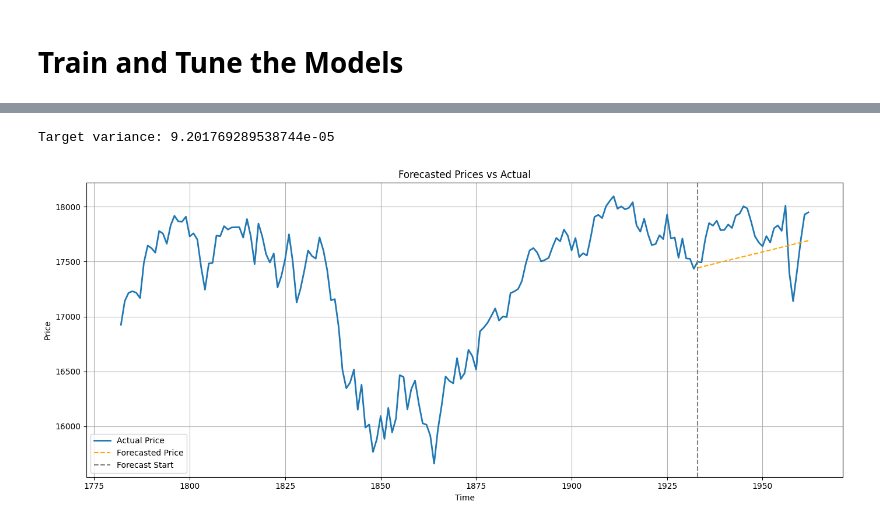
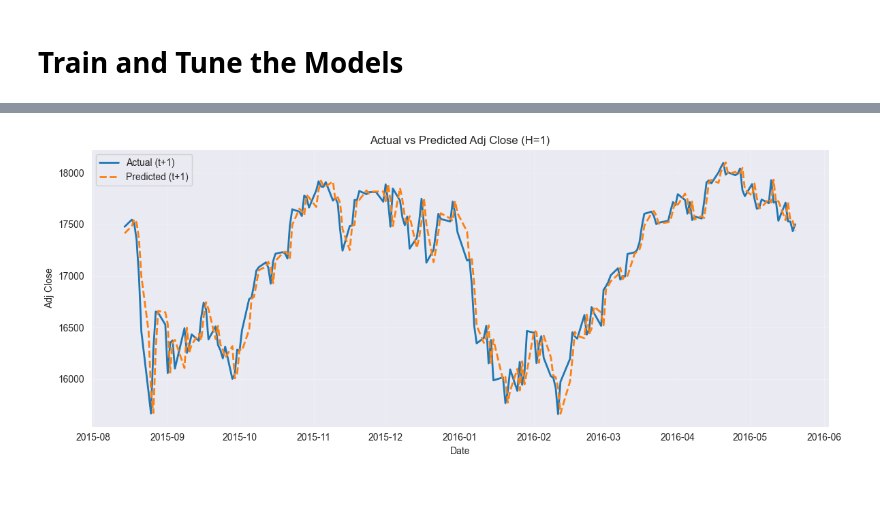
Before and after one commit to vitoco84/ml-stock-sent, a Jupyter notebook: notebooks/04_train.ipynb, the cells around one changed output, grey strips where cells are left out. Drawn from its saved outputs; the diff is of its cells as text; code cells hidden in the pictures; blank space fills up the shorter version.

```diff
--- a/notebooks/04_train.ipynb
+++ b/notebooks/04_train.ipynb
@@ -83,0 +41,9 @@ Run data is saved locally in D:\IntelliJ\ml-stock-sent\data\models\wandb\offline
+# %%
+drop_cols = ["open", "high", "low", "close", "volume", "adj_close"]
+target_cols = [c for c in df_full.columns if c == "target" or c.startswith("target_")]
+feature_cols = [c for c in df_full.columns if c not in target_cols + ["date"] + drop_cols]
+
+X_train, y_train = train[feature_cols], train[target_cols]
+X_val, y_val = val[feature_cols], val[target_cols]
+X_test, y_test = test[feature_cols], test[target_cols]
+X_forecast = forecast[feature_cols]
@@ -83,0 +52,15 @@ Run data is saved locally in D:\IntelliJ\ml-stock-sent\data\models\wandb\offline
+# %%
+model = LinearElasticNet(
+    horizon=30,
+    multioutput=True,
+    random_state=cfg.runtime.seed,
+    max_iter=2000
+)
+
+trainer = ModelTrainer(
+    model=model,
+    name="enet_mo",
+    config={"optimization_metric": "rmse", "gap": 0},
+    preprocessor=preprocessor,
+    y_scale=True
+)
@@ -84,11 +69,6 @@ Run data is saved locally in D:\IntelliJ\ml-stock-sent\data\models\wandb\offline
 # %%
 study = optuna.create_study(direction="minimize")
-study.optimize(
-    lambda trial: trainer.objective(trial, X_train, y_train, n_splits=5),
-    n_trials=30,
-    callbacks=[wandb_callback]
-)
-
-best_params = study.best_params
-print("Best params:", best_params)
+study.optimize(lambda trial: trainer.objective(trial, X_train, y_train), n_trials=30)
+best_params = study.best_trial.user_attrs["best_params"]
+trainer.fit(X_train, y_train, X_val, y_val, best_params=best_params)
 # %% [output]
@@ -113,5 +92,5 @@ Best params: {'alpha': 0.5409265632025744, 'l1_ratio': 0.7386036441619197}
 # %%
 best_model = LinearElasticNet(horizon=30, **best_params)
-trainer = ModelTrainer(best_model, name="lin_reg_best", config=best_params, preprocessor=preprocessor)
+trainer = ModelTrainer(best_model, name="enet_mo_best", config=best_params, preprocessor=preprocessor)
 trainer.fit(X_train, y_train)
 # %% [output]
@@ -157,7 +114,0 @@ Run history:
-# %%
-import numpy as np
-
-
-print("Target variance:", np.var(y_test))
-# %% [output]
-Target variance: 9.201769289538744e-05
@@ -223,14 +115,5 @@ def plot_forecast_from_predictions(
-# %%
-# Predict future returns
-y_forecast_pred = trainer.predict(X_forecast)
-
-# Plot
-plot_forecast_from_predictions(
-    full_df=df_full,              # full dataset with 'adj_close'
-    forecast_df=forecast,        # forecast split
-    predicted_returns=y_forecast_pred.ravel(),  # flatten if 2D
-    price_col="adj_close",
-    forecast_col="forecasted_price"
-)
-# %% [output]
-[figure, removed]
+# %%
+y_pred = trainer.predict(X_test)
+plot_price_overlay(df_full, X_test, y_pred, Path(cfg.data.fig_dir) / "pred_vs_actual_adj_close_price_plus_1.png")
+# %% [output]
+[figure, added]
```
Also changed, not shown: parts of 19 cells of this notebook, 24 other files.
